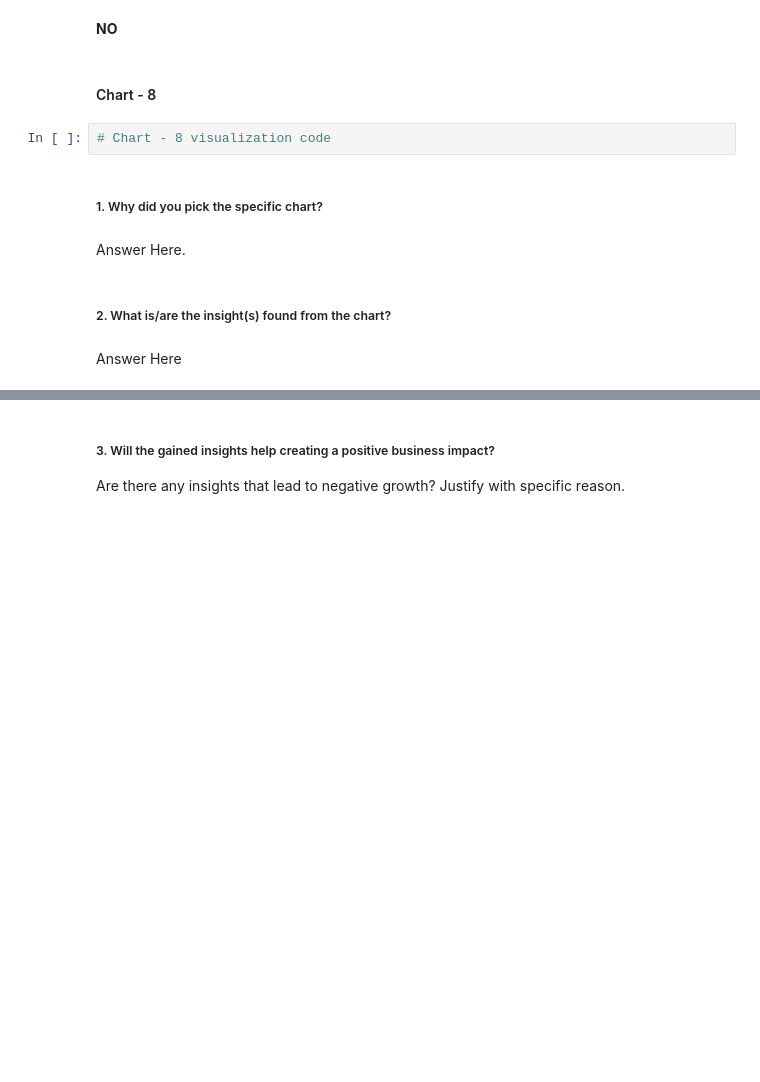
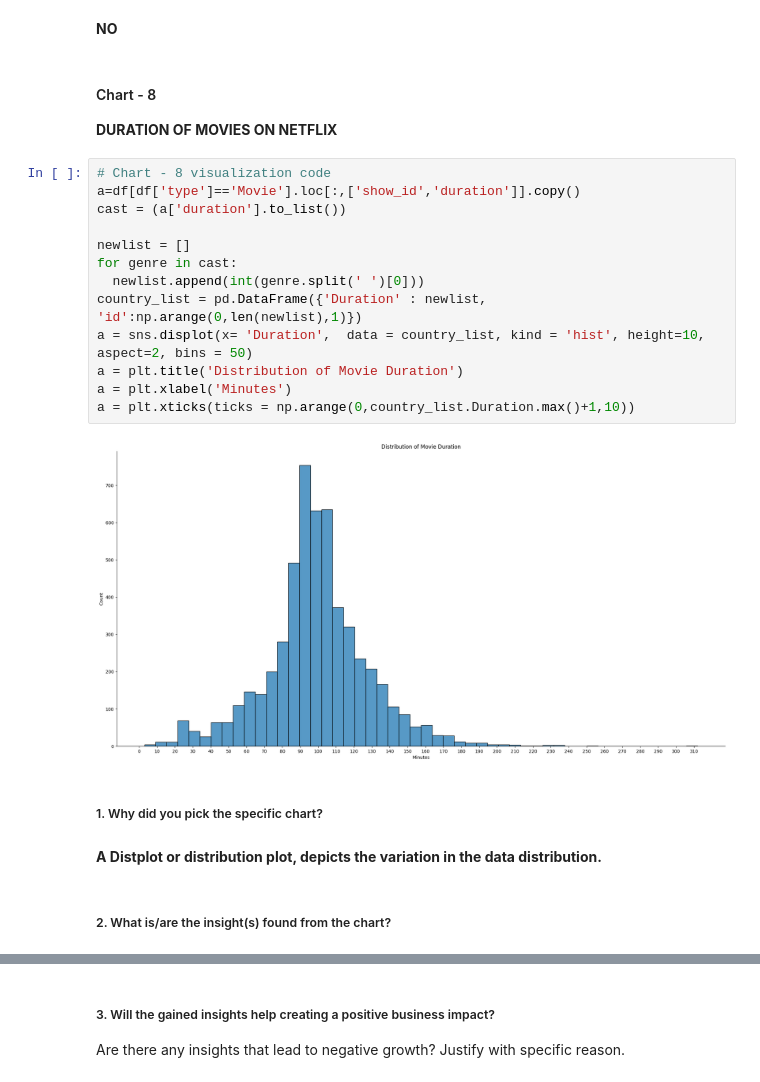
Before and after one commit to treasure823/Netflix-Movies-and-TV-Shows-Clustering-Unsupervised-Machine-Learning, a Jupyter notebook: Netflix_Movies_and_TV_Shows_Clustering_Unsupervised_Machine_Learning_Capstone_4_Project.ipynb, the cells around one changed output, grey strips where cells are left out. Saved outputs shown, nothing was run; the diff lists cells and outputs as text; blank space fills up the shorter version.

```diff
--- a/Netflix_Movies_and_TV_Shows_Clustering_Unsupervised_Machine_Learning_Capstone_4_Project.ipynb
+++ b/Netflix_Movies_and_TV_Shows_Clustering_Unsupervised_Machine_Learning_Capstone_4_Project.ipynb
@@ -776,13 +776,25 @@ Are there any insights that lead to negative growth? Justify with specific reaso
 **NO**
 # %% [markdown]
 #### Chart - 8
+**DURATION OF MOVIES ON NETFLIX**
-# %%
-# Chart - 8 visualization code
+# %%
+# Chart - 8 visualization code
+a=df[df['type']=='Movie'].loc[:,['show_id','duration']].copy()
+cast = (a['duration'].to_list())
+
+newlist = []
+for genre in cast:
+  newlist.append(int(genre.split(' ')[0]))
+country_list = pd.DataFrame({'Duration' : newlist, 'id':np.arange(0,len(newlist),1)})
+a = sns.displot(x= 'Duration',  data = country_list, kind = 'hist', height=10, aspect=2, bins = 50)
+a = plt.title('Distribution of Movie Duration')
+a = plt.xlabel('Minutes')
+a = plt.xticks(ticks = np.arange(0,country_list.Duration.max()+1,10))
+# %% [output]
+[figure, added]
 # %% [markdown]
 ##### 1. Why did you pick the specific chart?
-# %% [markdown]
-Answer Here.
+# %% [markdown]
+**A Distplot or distribution plot, depicts the variation in the data distribution.**
 # %% [markdown]
 ##### 2. What is/are the insight(s) found from the chart?
-# %% [markdown]
-Answer Here
```
Also changed, not shown: parts of 3 cells of this notebook.
